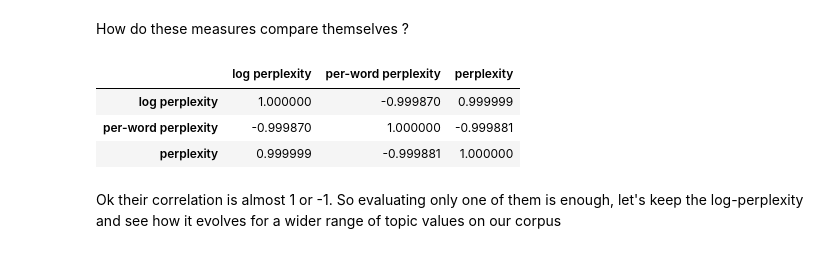
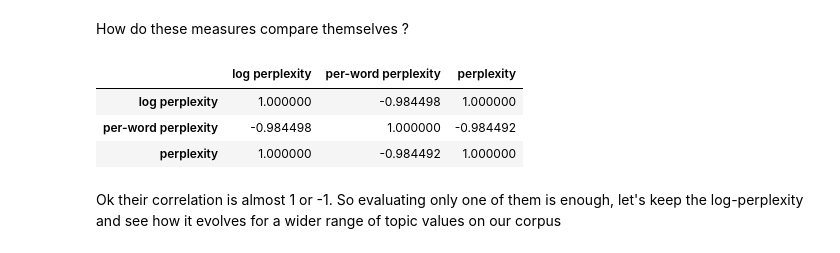
Before and after one commit to arnaudmiribel/ada_homework, a Jupyter notebook: 05 - Taming Text/HW5.ipynb, the cells around one changed output. Saved outputs shown, nothing was run; the diff lists cells and outputs as text; code cells hidden in the pictures.

```diff
--- a/05 - Taming Text/HW5.ipynb
+++ b/05 - Taming Text/HW5.ipynb
@@ -759,12 +752,12 @@ perplexities
 # %% [markdown]
 How do these measures compare themselves ?
 # %%
-res.corr()
+perplexities.corr()
 # %% [output]
 |  | log perplexity | per-word perplexity | perplexity |
-| log perplexity | 1.000000 | -0.999870 | 0.999999 |
-| per-word perplexity | -0.999870 | 1.000000 | -0.999881 |
-| perplexity | 0.999999 | -0.999881 | 1.000000 |
+| log perplexity | 1.000000 | -0.984498 | 1.000000 |
+| per-word perplexity | -0.984498 | 1.000000 | -0.984492 |
+| perplexity | 1.000000 | -0.984492 | 1.000000 |
 # %% [markdown]
 Ok their correlation is almost 1 or -1. So evaluating only one of them is enough, let's keep the log-perplexity and see how it evolves for a wider range of topic values on our corpus
 # %%
```
Also changed, not shown: parts of 20 cells of this notebook.
